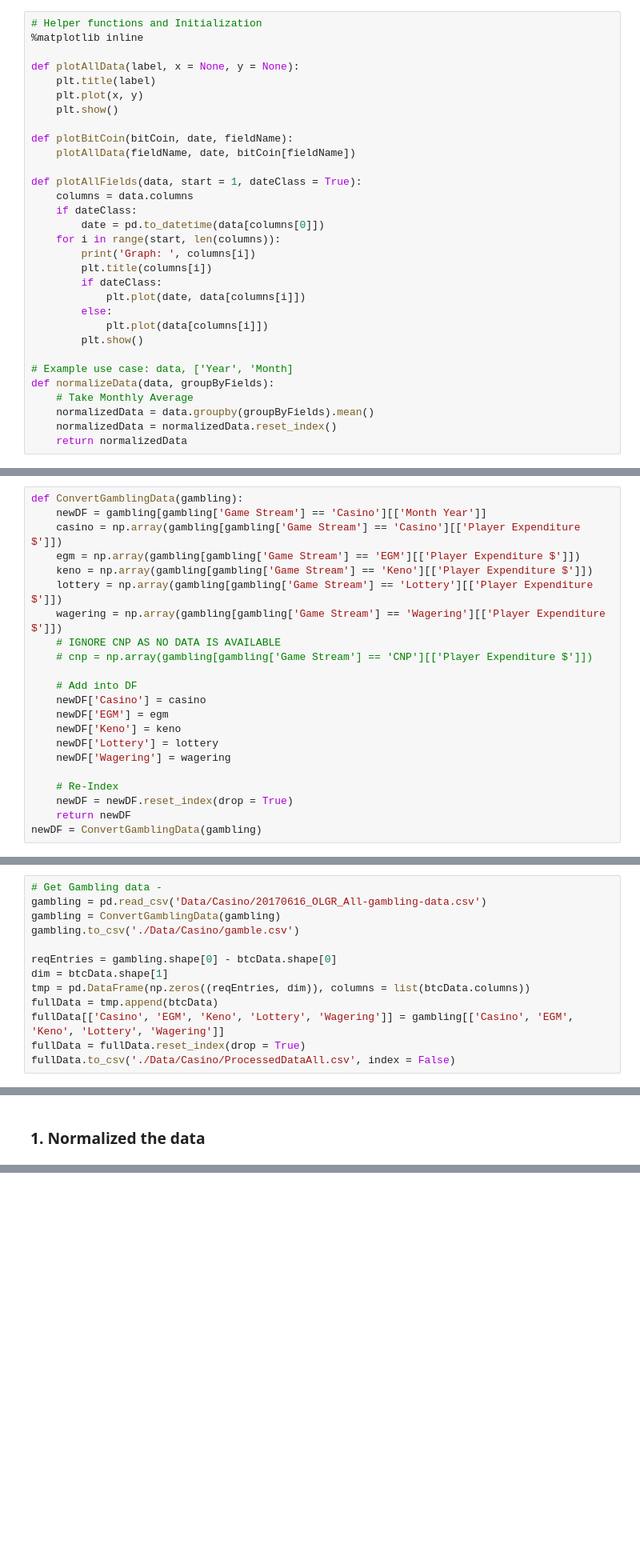
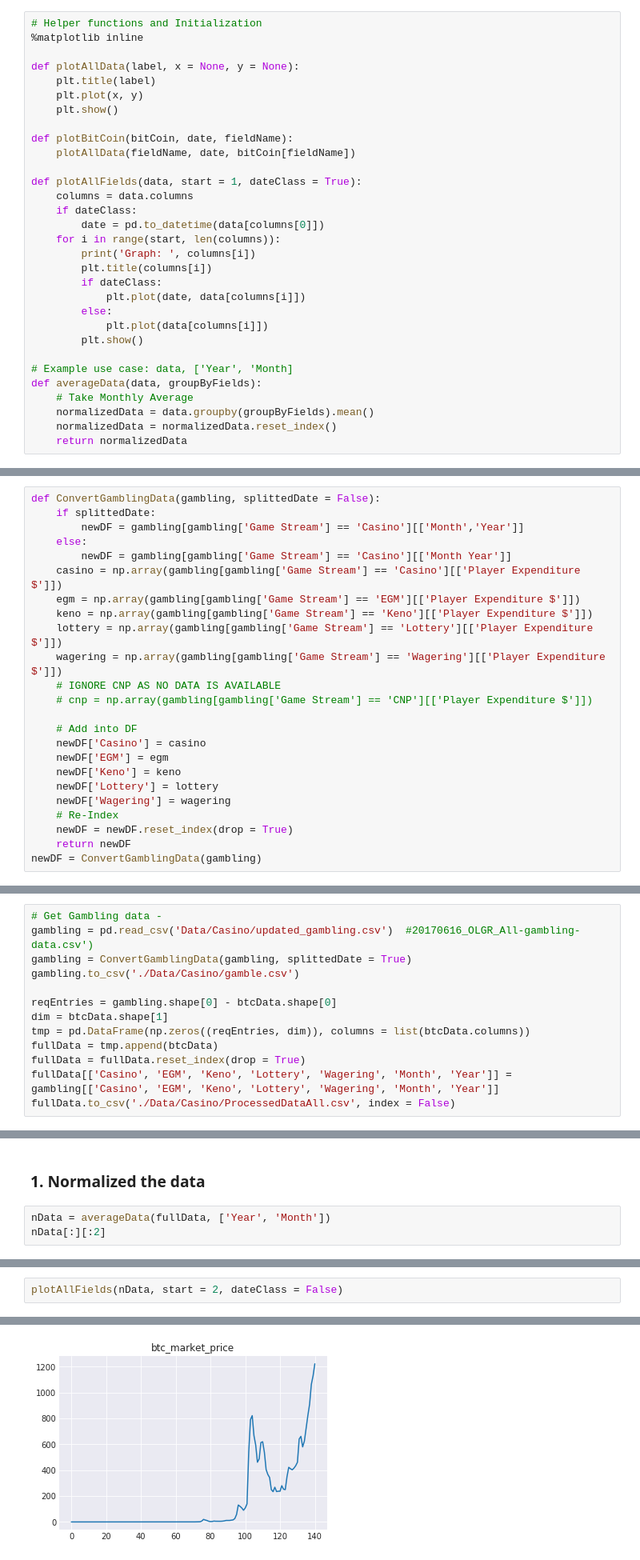
Before and after one commit to bhushan23/Cryptocurrency-Analysis, a Jupyter notebook: Analysis.ipynb, the cells around one changed output, grey strips where cells are left out. Shown at 80% size. Drawn from its saved outputs; the diff is of its cells as text; blank space fills up the shorter version.

Commit message:
Averaged over year analysis

```diff
--- a/Analysis.ipynb
+++ b/Analysis.ipynb
@@ -29,7 +29,7 @@ def plotAllFields(data, start = 1, dateClass = True):
         plt.show()
 
 # Example use case: data, ['Year', 'Month]
-def normalizeData(data, groupByFields):
+def averageData(data, groupByFields):
     # Take Monthly Average
     normalizedData = data.groupby(groupByFields).mean()
     normalizedData = normalizedData.reset_index()
@@ -194,8 +194,11 @@ print(vals)
 # %% [output]
 ['Casino' 'EGM' 'Keno' 'Lottery' 'Wagering' 'CNP']
 # %%
-def ConvertGamblingData(gambling):
-    newDF = gambling[gambling['Game Stream'] == 'Casino'][['Month Year']]
+def ConvertGamblingData(gambling, splittedDate = False):
+    if splittedDate:
+        newDF = gambling[gambling['Game Stream'] == 'Casino'][['Month','Year']]
+    else:
+        newDF = gambling[gambling['Game Stream'] == 'Casino'][['Month Year']]
     casino = np.array(gambling[gambling['Game Stream'] == 'Casino'][['Player Expenditure $']])
     egm = np.array(gambling[gambling['Game Stream'] == 'EGM'][['Player Expenditure $']])
     keno = np.array(gambling[gambling['Game Stream'] == 'Keno'][['Player Expenditure $']])
@@ -210,7 +213,6 @@ def ConvertGamblingData(gambling):
     newDF['Keno'] = keno
     newDF['Lottery'] = lottery
     newDF['Wagering'] = wagering
-
     # Re-Index
     newDF = newDF.reset_index(drop = True)
     return newDF
@@ -367,13 +376,13 @@ btcData = mAvg_BTC[:][:87]
 # %%
 # Get Gambling data -
-gambling = pd.read_csv('Data/Casino/20170616_OLGR_All-gambling-data.csv')
-gambling = ConvertGamblingData(gambling)
+gambling = pd.read_csv('Data/Casino/updated_gambling.csv')  #20170616_OLGR_All-gambling-data.csv')
+gambling = ConvertGamblingData(gambling, splittedDate = True)
 gambling.to_csv('./Data/Casino/gamble.csv')
 
 reqEntries = gambling.shape[0] - btcData.shape[0]
 dim = btcData.shape[1]
 tmp = pd.DataFrame(np.zeros((reqEntries, dim)), columns = list(btcData.columns))
 fullData = tmp.append(btcData)
-fullData[['Casino', 'EGM', 'Keno', 'Lottery', 'Wagering']] = gambling[['Casino', 'EGM', 'Keno', 'Lottery', 'Wagering']]
 fullData = fullData.reset_index(drop = True)
+fullData[['Casino', 'EGM', 'Keno', 'Lottery', 'Wagering', 'Month', 'Year']] = gambling[['Casino', 'EGM', 'Keno', 'Lottery', 'Wagering', 'Month', 'Year']]
 fullData.to_csv('./Data/Casino/ProcessedDataAll.csv', index = False)
@@ -380,2 +399,5 @@ fullData.to_csv('./Data/Casino/ProcessedDataAll.csv', index = False)
 # %% [markdown]
 ### 1. Normalized the data
+# %%
+nData = averageData(fullData, ['Year', 'Month'])
+nData[:][:2]
@@ -381,0 +409,3 @@ fullData.to_csv('./Data/Casino/ProcessedDataAll.csv', index = False)
+# %%
+plotAllFields(nData, start = 2, dateClass = False)
+# %% [output]
@@ -381,0 +413 @@ fullData.to_csv('./Data/Casino/ProcessedDataAll.csv', index = False)
+[figure, added]
```
Also changed, not shown: parts of 29 cells of this notebook.
